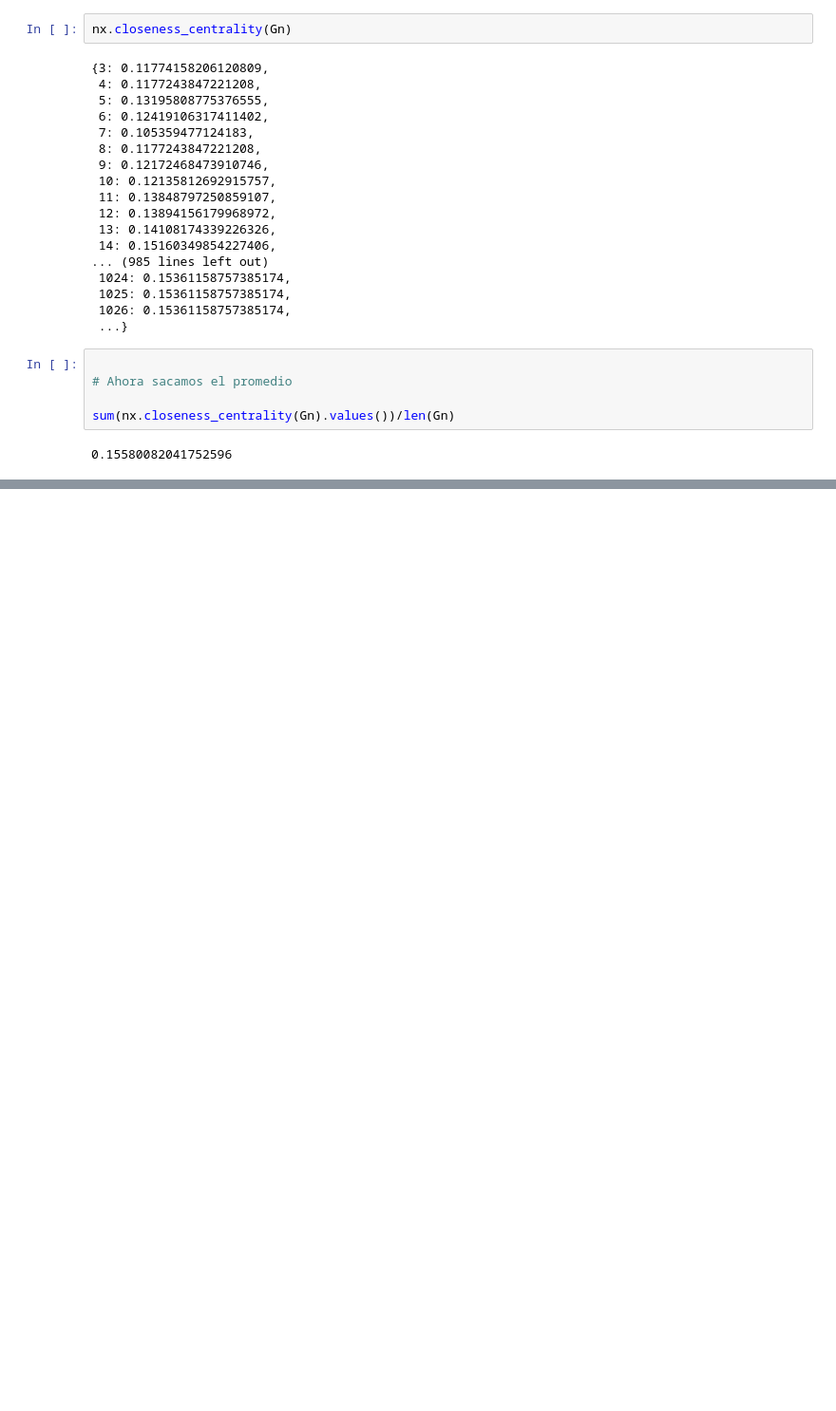
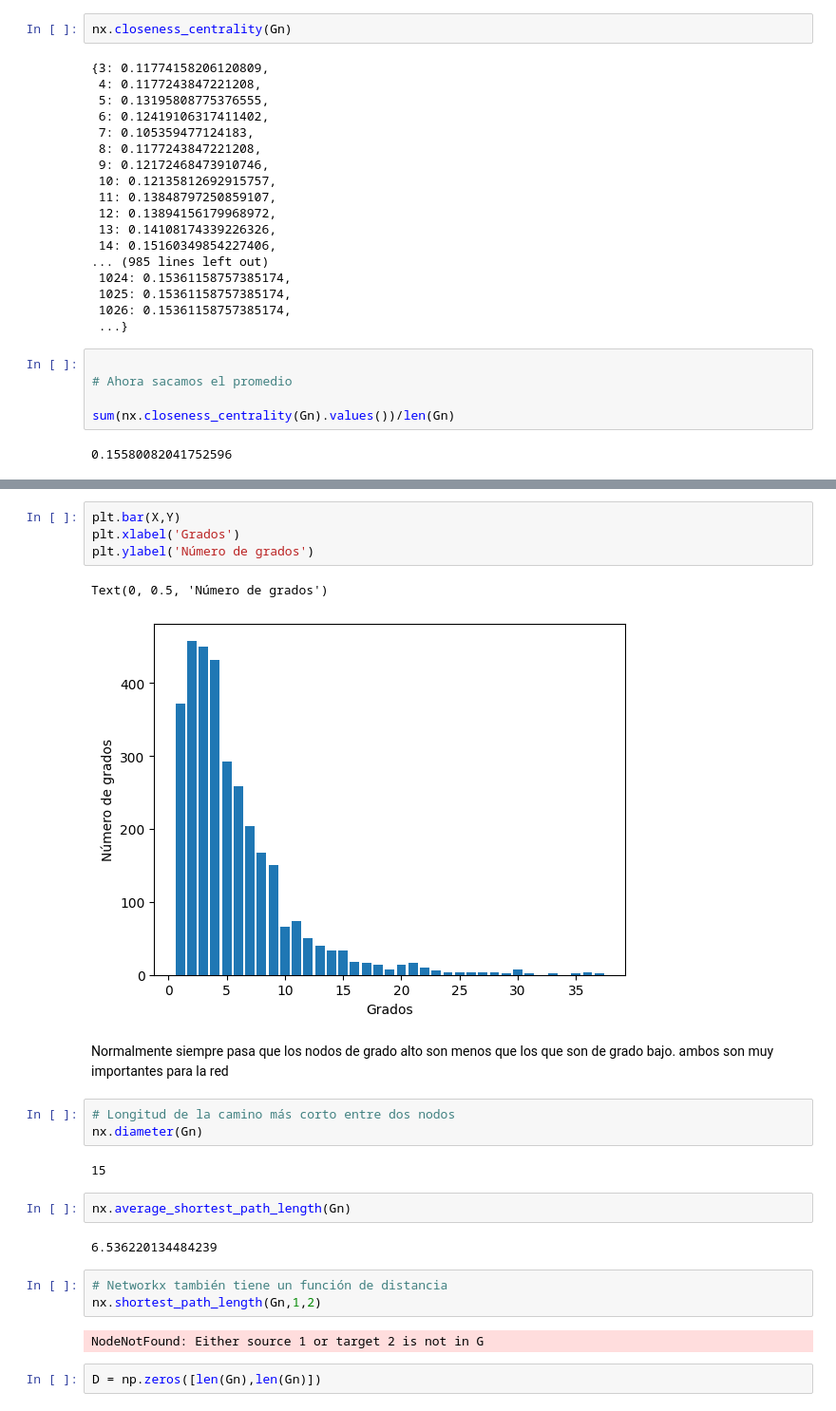
Before and after one commit to pplalo/Quack, a Jupyter notebook: práctica_4.ipynb, the cells around one changed output, grey strips where cells are left out. Shown at 95% size. Cells and saved outputs as stored; diff of their text form; blank space fills up the shorter version.

```diff
--- a/práctica_4.ipynb
+++ b/práctica_4.ipynb
@@ -176,0 +200,25 @@ sum(nx.closeness_centrality(Gn).values())/len(Gn)
+# %%
+plt.bar(X,Y)
+plt.xlabel('Grados')
+plt.ylabel('Número de grados')
+# %% [output]
+Text(0, 0.5, 'Número de grados')
+[figure, added]
+# %% [markdown]
+Normalmente siempre pasa que los nodos de grado alto son menos que los que son de grado bajo. ambos son muy importantes para la red
+# %%
+# Longitud de la camino más corto entre dos nodos
+nx.diameter(Gn)
+# %% [output]
+15
+# %%
+nx.average_shortest_path_length(Gn)
+# %% [output]
+6.536220134484239
+# %%
+# Networkx también tiene un función de distancia
+nx.shortest_path_length(Gn,1,2)
+# %% [output]
+NodeNotFound: Either source 1 or target 2 is not in G
+# %%
+D = np.zeros([len(Gn),len(Gn)])
```
Also changed, not shown: parts of 9 cells of this notebook, 4 other files.
